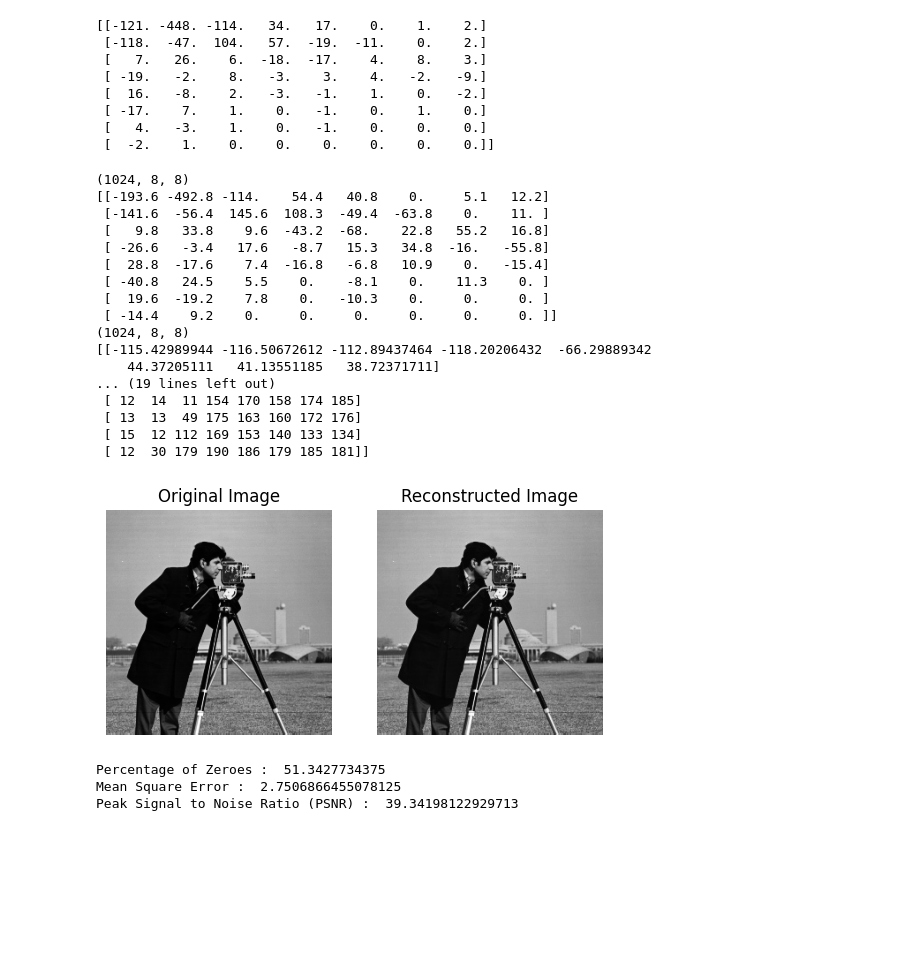
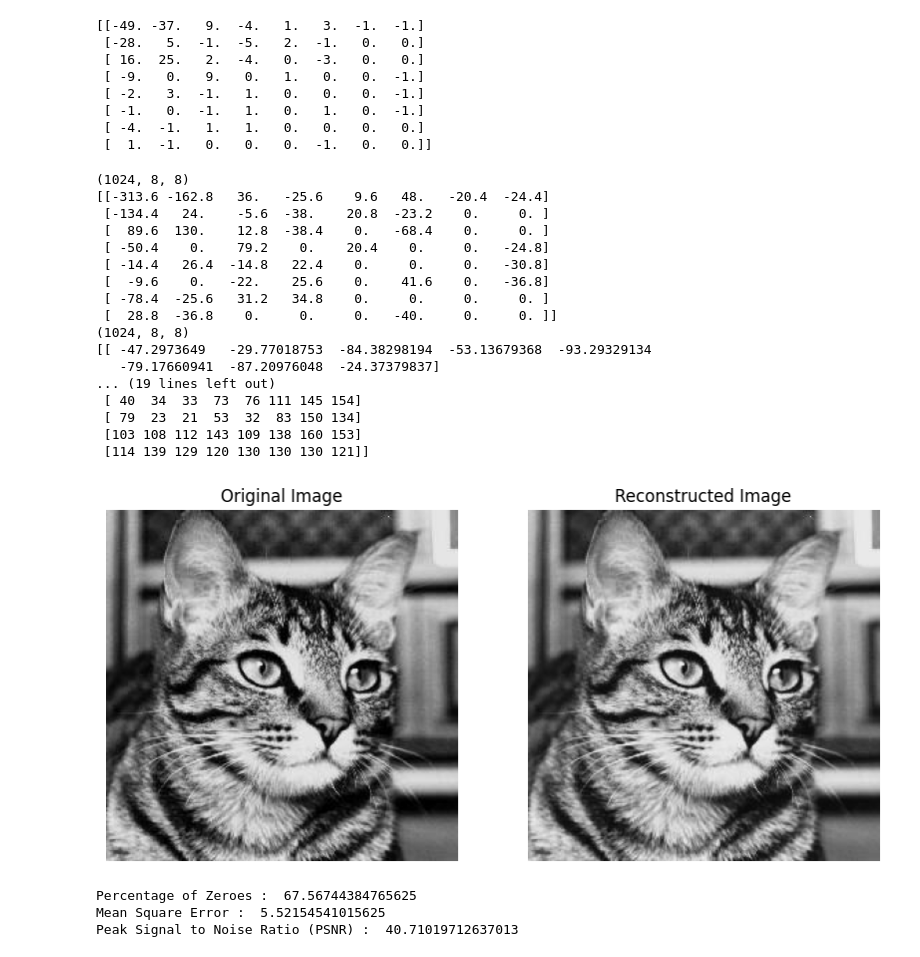
Before and after one commit to Vgr20/EN3551_Assignment_02, a Jupyter notebook: Assignment.ipynb, the cells around one changed output. Saved outputs shown, nothing was run; the diff lists cells and outputs as text; code cells hidden in the pictures; blank space fills up the shorter version.

```diff
--- a/Assignment.ipynb
+++ b/Assignment.ipynb
@@ -7,9 +8,11 @@ import sympy
 # %%
-# Load the .mat file into a dictionary
-mat_data = scipy.io.loadmat('SampleImages/camera256.mat')
+# # Load the .mat file into a dictionary
+# mat_data = scipy.io.loadmat('SampleImages/peppers512.mat')
 
-# Extract the image data from the dictionary
-image_data = mat_data['camera256']
+# # Extract the image data from the dictionary
+# image_data = mat_data['peppers512']
+
+image_data = imageio.imread('SampleImages/cat256.jpg')
 
 image_data = image_data.astype(np.int16)
 
@@ -92,13 +95,13 @@ quantization_matrix = np.array([[16, 11, 10, 16, 24, 40, 51, 61],
                                 [49, 64, 78, 87, 103, 121, 120, 101],
                                 [72, 92, 95, 98, 112, 100, 103, 99]])
 
-quality_factor = 5
+quality_factor = 80
 
 if quality_factor > 50:
     scale = (100 - quality_factor) / 50
     quantization_matrix = quantization_matrix * scale
 else:
-    scale = quality_factor / 50
+    scale = 50 / quality_factor
     quantization_matrix = quantization_matrix * scale
 
 quantized_dct_blocks = []
@@ -115,14 +118,14 @@ quantized_dct_blocks = np.array(quantized_dct_blocks)
 
 print(quantized_dct_blocks[589])
 # %% [output]
-[[-121. -448. -114.   34.   17.    0.    1.    2.]
- [-118.  -47.  104.   57.  -19.  -11.    0.    2.]
- [   7.   26.    6.  -18.  -17.    4.    8.    3.]
- [ -19.   -2.    8.   -3.    3.    4.   -2.   -9.]
- [  16.   -8.    2.   -3.   -1.    1.    0.   -2.]
- [ -17.    7.    1.    0.   -1.    0.    1.    0.]
- [   4.   -3.    1.    0.   -1.    0.    0.    0.]
- [  -2.    1.    0.    0.    0.    0.    0.    0.]]
+[[-49. -37.   9.  -4.   1.   3.  -1.  -1.]
+ [-28.   5.  -1.  -5.   2.  -1.   0.   0.]
+ [ 16.  25.   2.  -4.   0.  -3.   0.   0.]
+ [ -9.   0.   9.   0.   1.   0.   0.  -1.]
+ [ -2.   3.  -1.   1.   0.   0.   0.  -1.]
+ [ -1.   0.  -1.   1.   0.   1.   0.  -1.]
+ [ -4.  -1.   1.   1.   0.   0.   0.   0.]
+ [  1.  -1.   0.   0.   0.  -1.   0.   0.]]
 # %%
 # Coding the DC coefficients
 
@@ -210,48 +213,48 @@ print(inverse_dct_blocks.shape)
 print(inverse_dct_blocks[589])
 # %% [output]
 (1024, 8, 8)
-[[-193.6 -492.8 -114.    54.4   40.8    0.     5.1   12.2]
- [-141.6  -56.4  145.6  108.3  -49.4  -63.8    0.    11. ]
- [   9.8   33.8    9.6  -43.2  -68.    22.8   55.2   16.8]
- [ -26.6   -3.4   17.6   -8.7   15.3   34.8  -16.   -55.8]
- [  28.8  -17.6    7.4  -16.8   -6.8   10.9    0.   -15.4]
- [ -40.8   24.5    5.5    0.    -8.1    0.    11.3    0. ]
- [  19.6  -19.2    7.8    0.   -10.3    0.     0.     0. ]
- [ -14.4    9.2    0.     0.     0.     0.     0.     0. ]]
+[[-313.6 -162.8   36.   -25.6    9.6   48.   -20.4  -24.4]
+ [-134.4   24.    -5.6  -38.    20.8  -23.2    0.     0. ]
+ [  89.6  130.    12.8  -38.4    0.   -68.4    0.     0. ]
+ [ -50.4    0.    79.2    0.    20.4    0.     0.   -24.8]
+ [ -14.4   26.4  -14.8   22.4    0.     0.     0.   -30.8]
+ [  -9.6    0.   -22.    25.6    0.    41.6    0.   -36.8]
+ [ -78.4  -25.6   31.2   34.8    0.     0.     0.     0. ]
+ [  28.8  -36.8    0.     0.     0.   -40.     0.     0. ]]
 (1024, 8, 8)
-[[-115.42989944 -116.50672612 -112.89437464 -118.20206432  -66.29889342
-    44.37205111   41.13551185   38.72371711]
+[[ -47.2973649   -29.77018753  -84.38298194  -53.13679368  -93.29329134
+   -79.17660941  -87.20976048  -24.37379837]
 ... (19 lines left out)
- [ 12  14  11 154 170 158 174 185]
- [ 13  13  49 175 163 160 172 176]
- [ 15  12 112 169 153 140 133 134]
- [ 12  30 179 190 186 179 185 181]]
+ [ 40  34  33  73  76 111 145 154]
+ [ 79  23  21  53  32  83 150 134]
+ [103 108 112 143 109 138 160 153]
+ [114 139 129 120 130 130 130 121]]
 # %%
 num_blocks = int(np.sqrt(inverse_dct_blocks.shape[0]))
 block_size = inverse_dct_blocks.shape[1]
 
 # Reshape the blocks array
 blocks_reshaped = inverse_dct_blocks.reshape((num_blocks, num_blocks, block_size, block_size))
 
 # Initialize an empty image
 reconstructed_image = np.zeros((num_blocks * block_size, num_blocks * block_size))
 
 # Reconstruct the image from blocks
 for i in range(num_blocks):
     for j in range(num_blocks):
         reconstructed_image[i*block_size:(i+1)*block_size, j*block_size:(j+1)*block_size] = blocks_reshaped[i, j, :, :]
 
 # Visualize the images
-fig,ax = plt.subplots(1,2)
+fig,ax = plt.subplots(1,2,figsize=(10,10))
 ax[0].imshow(image_data, cmap='gray')
 ax[0].set_title('Original Image')
 ax[0].axis('off')
 ax[1].imshow(reconstructed_image, cmap='gray')
 ax[1].set_title('Reconstructed Image')
 ax[1].axis('off')
 plt.show()
 # %% [output]
-[figure, old version]
+[figure, new version]
 # %%
 # find percentage of zeroes
 num_zeroes = 0
@@ -270,9 +273,9 @@ mse = np.mean(np.square(error_matrix))
 print("Mean Square Error : ",mse)
 
 # calculate the peak signal to noise ratio
-psnr = 20 * np.log10((255) / mse)
+psnr = 20 * np.log10((255) / np.sqrt(mse))
 print("Peak Signal to Noise Ratio (PSNR) : ",psnr)
 # %% [output]
-Percentage of Zeroes :  51.3427734375
-Mean Square Error :  2.7506866455078125
-Peak Signal to Noise Ratio (PSNR) :  39.34198122929713
+Percentage of Zeroes :  67.56744384765625
+Mean Square Error :  5.52154541015625
+Peak Signal to Noise Ratio (PSNR) :  40.71019712637013
```
Also changed, not shown: parts of 4 cells of this notebook, 28 other files.
